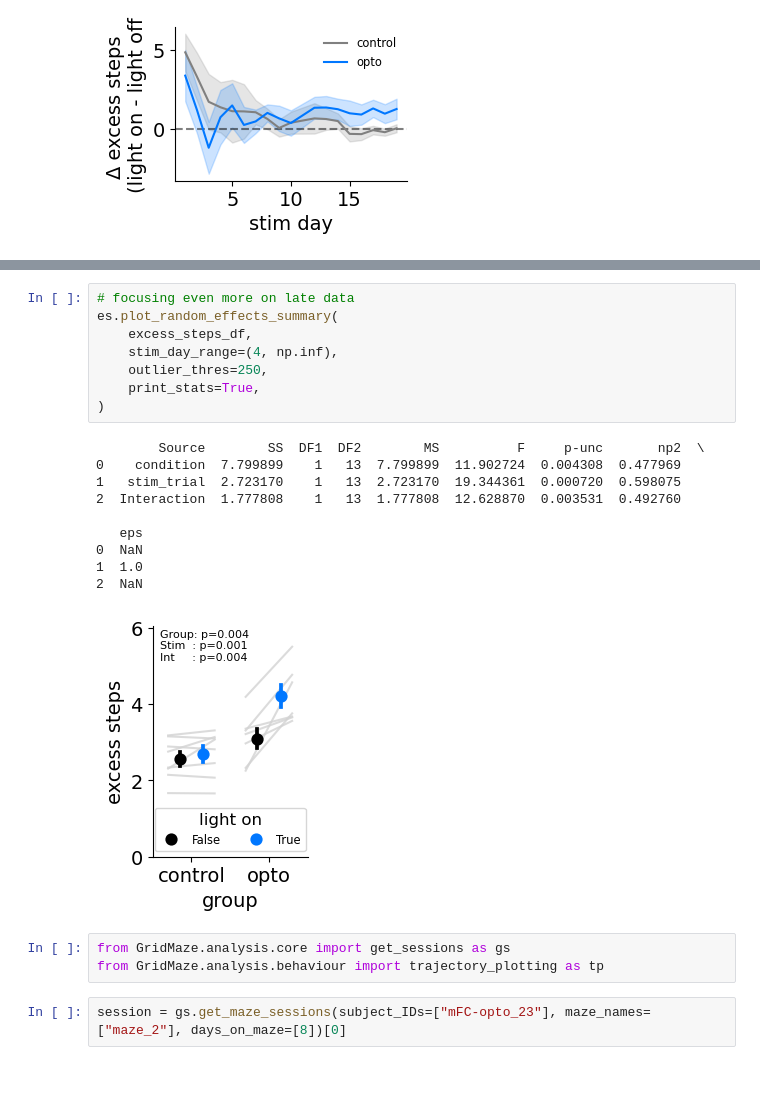
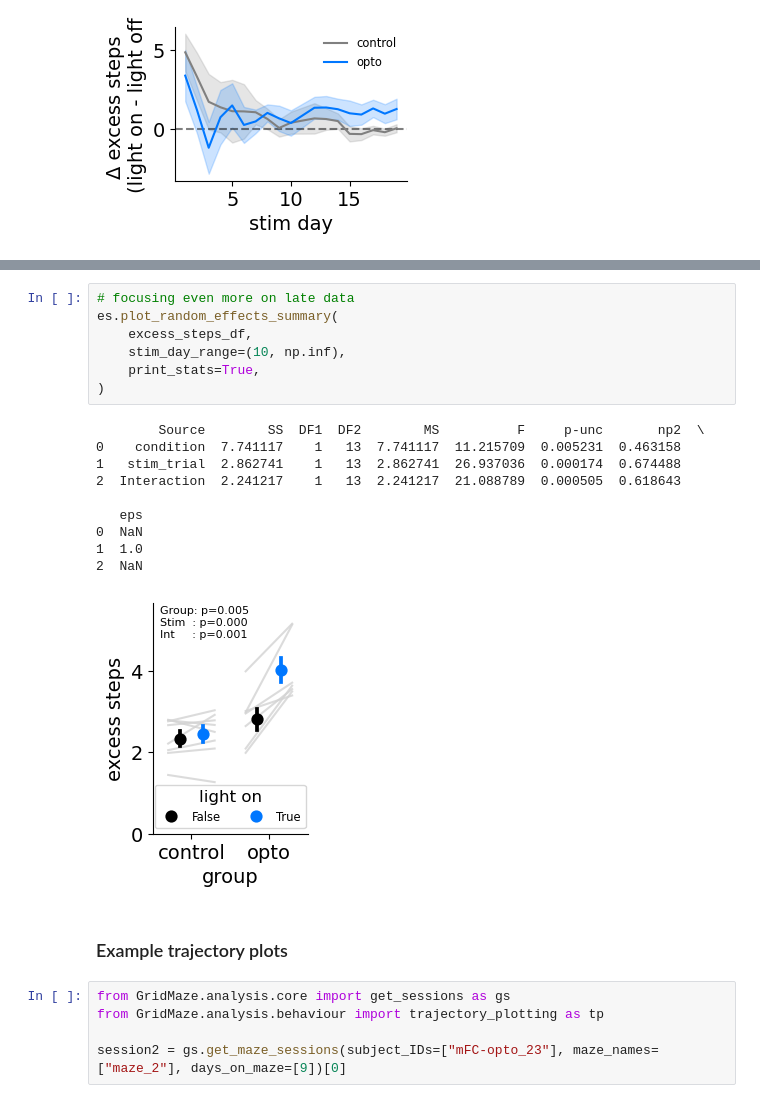
Before and after one commit to peterdoohan/goalNav_mFC-opto3, a Jupyter notebook: code/Notebooks/performance_metrics.ipynb, the cells around one changed output, grey strips where cells are left out. Drawn from its saved outputs; the diff is of its cells as text; blank space fills up the shorter version.

```diff
--- a/code/Notebooks/performance_metrics.ipynb
+++ b/code/Notebooks/performance_metrics.ipynb
@@ -85,24 +85,25 @@ fig.savefig("../results/figures/random_effects_excess_steps.pdf")
 # %%
 # focusing even more on late data
 es.plot_random_effects_summary(
     excess_steps_df,
-    stim_day_range=(4, np.inf),
-    outlier_thres=250,
+    stim_day_range=(10, np.inf),
     print_stats=True,
 )
 # %% [output]
         Source        SS  DF1  DF2        MS          F     p-unc       np2  \
-0    condition  7.799899    1   13  7.799899  11.902724  0.004308  0.477969
-1   stim_trial  2.723170    1   13  2.723170  19.344361  0.000720  0.598075
-2  Interaction  1.777808    1   13  1.777808  12.628870  0.003531  0.492760
+0    condition  7.741117    1   13  7.741117  11.215709  0.005231  0.463158
+1   stim_trial  2.862741    1   13  2.862741  26.937036  0.000174  0.674488
+2  Interaction  2.241217    1   13  2.241217  21.088789  0.000505  0.618643
 
    eps
 0  NaN
 1  1.0
 2  NaN
-[figure, old version]
+[figure, new version]
+# %% [markdown]
+### Example trajectory plots
 # %%
 from GridMaze.analysis.core import get_sessions as gs
 from GridMaze.analysis.behaviour import trajectory_plotting as tp
+
+session2 = gs.get_maze_sessions(subject_IDs=["mFC-opto_23"], maze_names=["maze_2"], days_on_maze=[9])[0]
-# %%
-session = gs.get_maze_sessions(subject_IDs=["mFC-opto_23"], maze_names=["maze_2"], days_on_maze=[8])[0]
```
Also changed, not shown: parts of 6 cells of this notebook, 3 other files.
